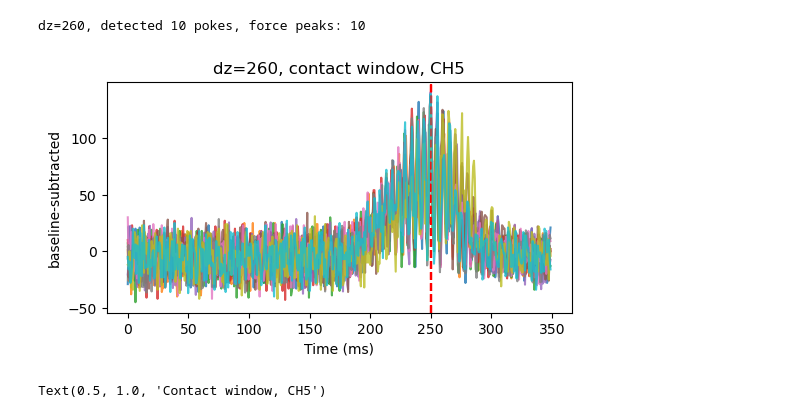
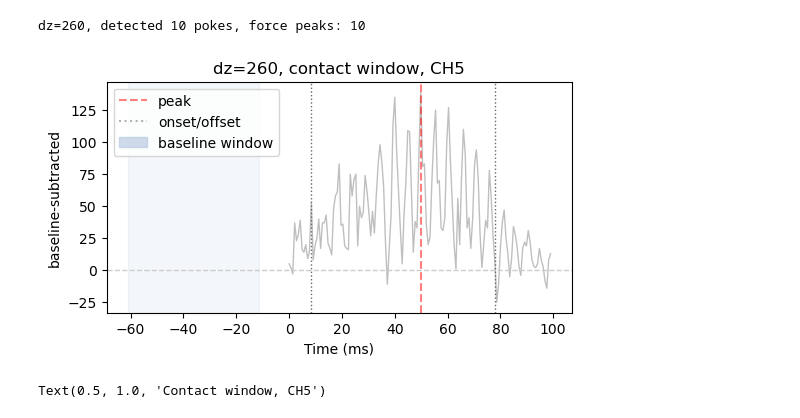
Before and after one commit to maggie-jiayizhang/sensetics, a Jupyter notebook: signal_to_force.ipynb, the cells around one changed output. Drawn from its saved outputs; the diff is of its cells as text; code cells hidden in the pictures.

Commit message:
updated poke_detection: event annotation, better plotting

```diff
--- a/signal_to_force.ipynb
+++ b/signal_to_force.ipynb
@@ -55,3 +52,6 @@ print(f"dz={dz}, detected {len(final_peaks)} pokes, force peaks: {len(force_peak
 # peak_fs = extract_force_peak_strength(pdf_trim, force_peaks, fs, pre_ms=250, post_ms=250, quant=0.98)
 # %% [output]
 dz=260, detected 10 pokes, force peaks: 10
+# %%
+events = annotate_pokes_from_peaks(final_peaks, mixed_pos, fs)
+poke_windows = extract_poke_windows_from_annotations(pdf_trim, events, fs, pad_pre_ms=50, pad_post_ms=50.0)
@@ -58,8 +70,8 @@ dz=260, detected 10 pokes, force peaks: 10
 # %%
-f = plot_poke_windows(poke_windows, fs, ch="CH5", n=len(poke_windows),
+f = plot_poke_windows(poke_windows, fs, ch="CH5", n=1,
                       title=f"dz={dz}, contact window, CH5")
 ax = f.axes[0]
 ax.set_title("Contact window, CH5")
 # %% [output]
-[figure, old version]
+[figure, new version]
 Text(0.5, 1.0, 'Contact window, CH5')
```
Also changed, not shown: parts of 3 cells of this notebook, 1 other file.
